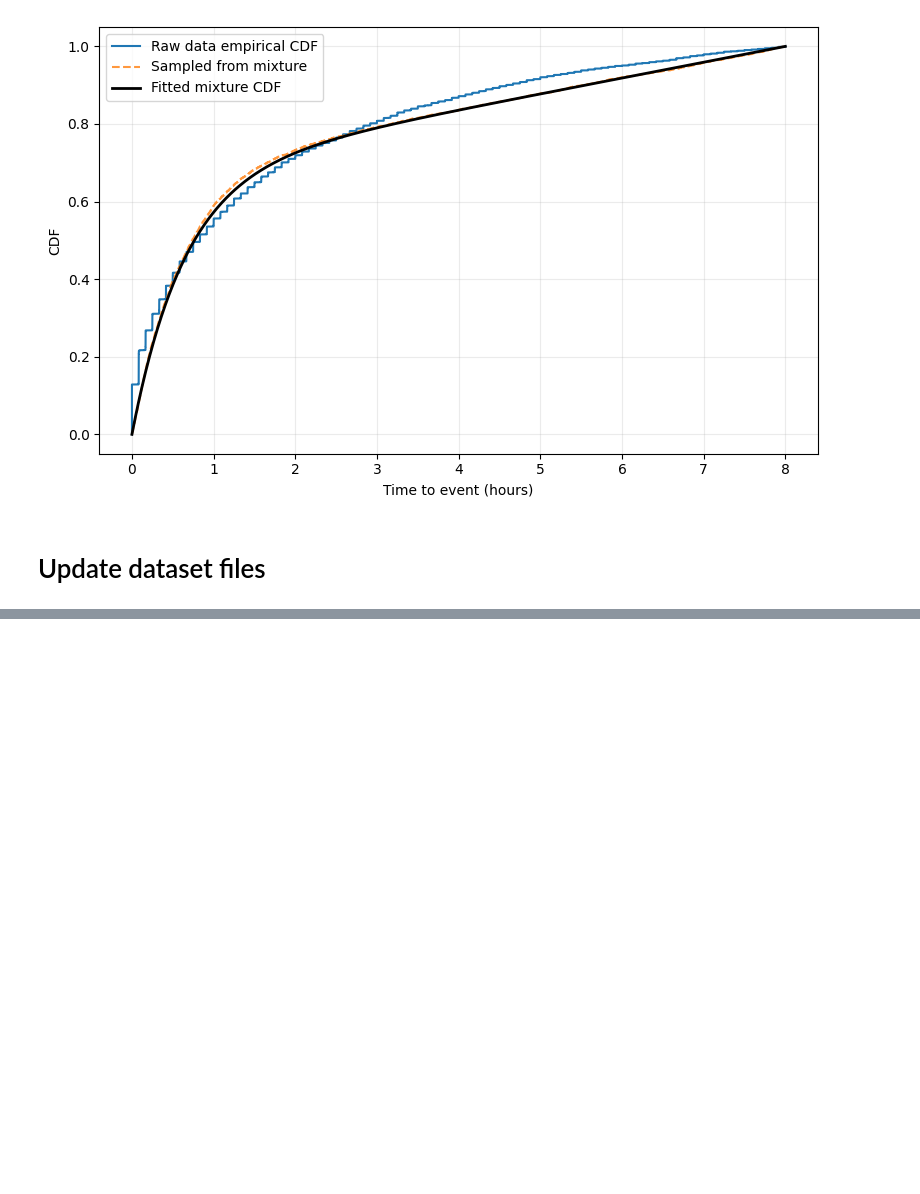
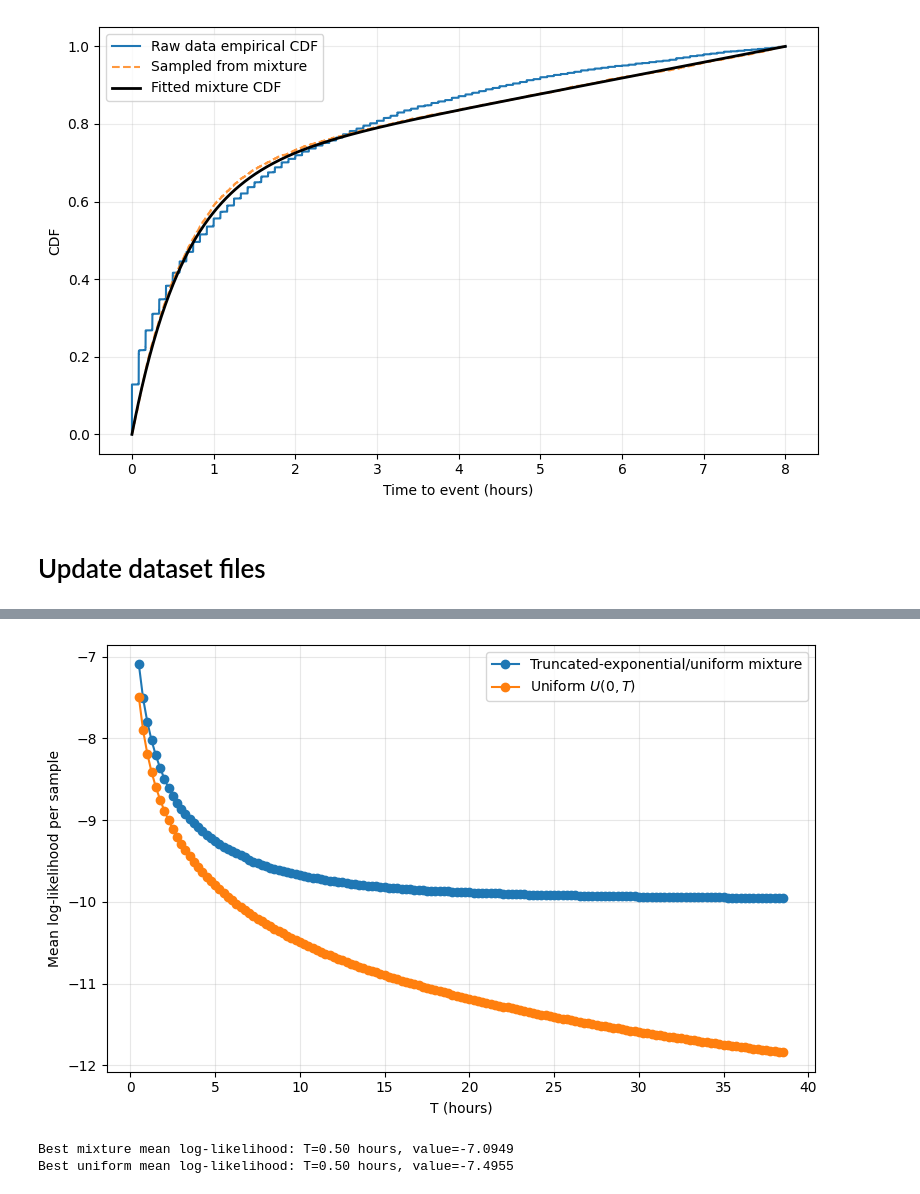
Before and after one commit to mohamad-hasan-sohan-ajini/predictive-maintenance, a Jupyter notebook: src/clean_dataset.ipynb, the cells around one changed output, grey strips where cells are left out. Drawn from its saved outputs; the diff is of its cells as text; code cells hidden in the pictures; blank space fills up the shorter version.

```diff
--- a/src/clean_dataset.ipynb
+++ b/src/clean_dataset.ipynb
@@ -356,0 +425,68 @@ for when_csv_path in when_csv_files:
+# %%
+# Compare likelihood profiles using the same samples in each T window.
+# Log-likelihood avoids numerical underflow; dividing by the sample count
+# makes windows containing different numbers of observations easier to compare.
+mixture_mean_log_likelihoods = []
+uniform_mean_log_likelihoods = []
+likelihood_sample_counts = []
+
+for T_candidate, result in zip(Ts, results):
+    mask = np.isfinite(t) & (t >= 0) & (t <= T_candidate)
+    t_likelihood = t[mask]
+    n_samples = len(t_likelihood)
+
+    lambda_candidate, p_candidate = result.x
+    mixture_density = get_mixture_pdf(
+        t_likelihood, T_candidate, lambda_candidate, p_candidate
+    )
+    uniform_density = get_uniform_pdf(t_likelihood, T_candidate)
+
+    mixture_log_likelihood = np.log(np.clip(mixture_density, 1e-30, None)).sum()
+    uniform_log_likelihood = np.log(np.clip(uniform_density, 1e-30, None)).sum()
+
+    mixture_mean_log_likelihoods.append(mixture_log_likelihood / n_samples)
+    uniform_mean_log_likelihoods.append(uniform_log_likelihood / n_samples)
+    likelihood_sample_counts.append(n_samples)
+
+best_mixture_likelihood_index = np.argmax(mixture_mean_log_likelihoods).item()
+best_uniform_likelihood_index = np.argmax(uniform_mean_log_likelihoods).item()
+
+fig, ax = plt.subplots(figsize=(8, 5))
+ax.plot(
+    T_hours,
+    mixture_mean_log_likelihoods,
+    marker="o",
+    label="Truncated-exponential/uniform mixture",
+)
+ax.plot(
+    T_hours,
+    uniform_mean_log_likelihoods,
+    marker="o",
+    label=r"Uniform $U(0,T)$",
+)
+ax.set_xlabel("T (hours)")
+ax.set_ylabel("Mean log-likelihood per sample")
+ax.grid(alpha=0.3)
+ax.legend()
+fig.tight_layout()
+fig.savefig(
+    OUTPUT_DIR / "log_likelihood_mixture_vs_uniform.pdf",
+    dpi=300,
+    bbox_inches="tight",
+)
+plt.show()
+
+print(
+    "Best mixture mean log-likelihood: "
+    f"T={Ts[best_mixture_likelihood_index] / 3600:.2f} hours, "
+    f"value={mixture_mean_log_likelihoods[best_mixture_likelihood_index]:.4f}"
+)
+print(
+    "Best uniform mean log-likelihood: "
+    f"T={Ts[best_uniform_likelihood_index] / 3600:.2f} hours, "
+    f"value={uniform_mean_log_likelihoods[best_uniform_likelihood_index]:.4f}"
+)
+# %% [output]
+[figure, added]
+Best mixture mean log-likelihood: T=0.50 hours, value=-7.0949
+Best uniform mean log-likelihood: T=0.50 hours, value=-7.4955
```
Also changed, not shown: parts of 2 cells of this notebook.
